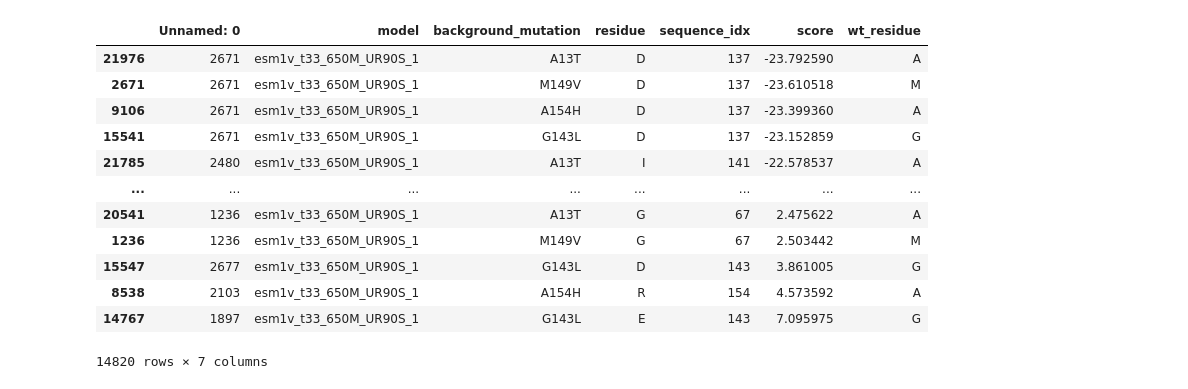
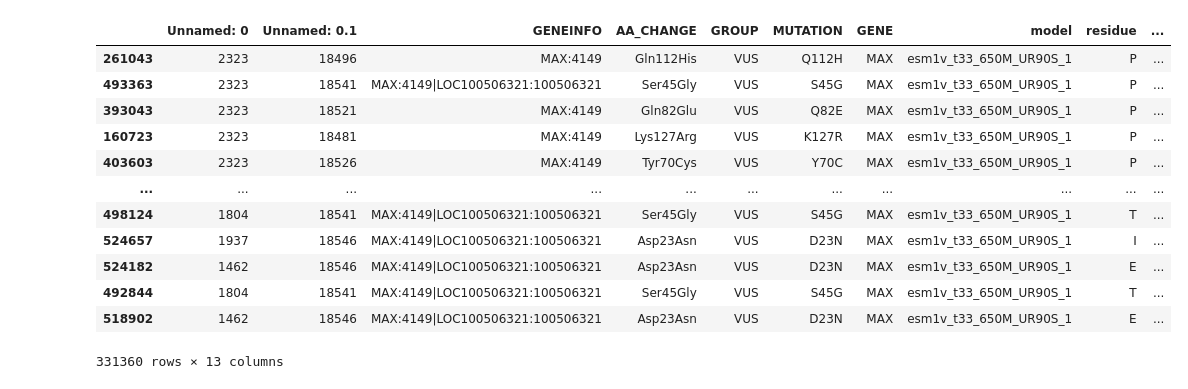
Before and after one commit to cx0/llm-for-clinical-variants, a Jupyter notebook: mutscan_plotting.ipynb, the cells around one changed output. Drawn from its saved outputs; the diff is of its cells as text; code cells hidden in the pictures.

```diff
--- a/mutscan_plotting.ipynb
+++ b/mutscan_plotting.ipynb
@@ -49,18 +32,22 @@ aa_df
-# %%
-mutscores_df = pd.read_csv('results/myl3.tsv', sep='\t').assign(wt_residue=lambda df:df['background_mutation'].apply(lambda x: x[0]))
-mutscores_df = mutscores_df[(mutscores_df['residue'] != mutscores_df['wt_residue']) & (mutscores_df['residue'].isin(aa_df['iupac']))]
-mutscores_df.sort_values('score')
-# %% [output]
-|  | Unnamed: 0 | model | background_mutation | residue | sequence_idx | score | wt_residue |
-| 21976 | 2671 | esm1v_t33_650M_UR90S_1 | A13T | D | 137 | -23.792590 | A |
-| 2671 | 2671 | esm1v_t33_650M_UR90S_1 | M149V | D | 137 | -23.610518 | M |
-| 9106 | 2671 | esm1v_t33_650M_UR90S_1 | A154H | D | 137 | -23.399360 | A |
-| 15541 | 2671 | esm1v_t33_650M_UR90S_1 | G143L | D | 137 | -23.152859 | G |
-| 21785 | 2480 | esm1v_t33_650M_UR90S_1 | A13T | I | 141 | -22.578537 | A |
-| ... | ... | ... | ... | ... | ... | ... | ... |
-| 20541 | 1236 | esm1v_t33_650M_UR90S_1 | A13T | G | 67 | 2.475622 | A |
-| 1236 | 1236 | esm1v_t33_650M_UR90S_1 | M149V | G | 67 | 2.503442 | M |
-| 15547 | 2677 | esm1v_t33_650M_UR90S_1 | G143L | D | 143 | 3.861005 | G |
-| 8538 | 2103 | esm1v_t33_650M_UR90S_1 | A154H | R | 154 | 4.573592 | A |
-| 14767 | 1897 | esm1v_t33_650M_UR90S_1 | G143L | E | 143 | 7.095975 | G |
-14820 rows × 7 columns
+# %%
+mutscores_df = pd.read_csv('results/mutscan_MAX.tsv', sep='\t')
+mutscores_df = mutscores_df.assign(
+    wt_residue=lambda df:df['MUTATION'].apply(lambda x: x[0]),
+    mut_idx=lambda df:df['MUTATION'].apply(lambda x: int(x[1:-1])),
+)
+mutscores_df = mutscores_df[(mutscores_df['residue'] != mutscores_df['wt_residue']) & (mutscores_df['residue'].isin(aminoacids))]
+mutscores_df.sort_values('score')
+# %% [output]
+|  | Unnamed: 0 | Unnamed: 0.1 | GENEINFO | AA_CHANGE | GROUP | MUTATION | GENE | model | residue | ... |
+| 261043 | 2323 | 18496 | MAX:4149 | Gln112His | VUS | Q112H | MAX | esm1v_t33_650M_UR90S_1 | P | ... |
+| 493363 | 2323 | 18541 | MAX:4149|LOC100506321:100506321 | Ser45Gly | VUS | S45G | MAX | esm1v_t33_650M_UR90S_1 | P | ... |
+| 393043 | 2323 | 18521 | MAX:4149 | Gln82Glu | VUS | Q82E | MAX | esm1v_t33_650M_UR90S_1 | P | ... |
+| 160723 | 2323 | 18481 | MAX:4149 | Lys127Arg | VUS | K127R | MAX | esm1v_t33_650M_UR90S_1 | P | ... |
+| 403603 | 2323 | 18526 | MAX:4149 | Tyr70Cys | VUS | Y70C | MAX | esm1v_t33_650M_UR90S_1 | P | ... |
+| ... | ... | ... | ... | ... | ... | ... | ... | ... | ... | ... |
+| 498124 | 1804 | 18541 | MAX:4149|LOC100506321:100506321 | Ser45Gly | VUS | S45G | MAX | esm1v_t33_650M_UR90S_1 | T | ... |
+| 524657 | 1937 | 18546 | MAX:4149|LOC100506321:100506321 | Asp23Asn | VUS | D23N | MAX | esm1v_t33_650M_UR90S_1 | I | ... |
+| 524182 | 1462 | 18546 | MAX:4149|LOC100506321:100506321 | Asp23Asn | VUS | D23N | MAX | esm1v_t33_650M_UR90S_1 | E | ... |
+| 492844 | 1804 | 18541 | MAX:4149|LOC100506321:100506321 | Ser45Gly | VUS | S45G | MAX | esm1v_t33_650M_UR90S_1 | T | ... |
+| 518902 | 1462 | 18546 | MAX:4149|LOC100506321:100506321 | Asp23Asn | VUS | D23N | MAX | esm1v_t33_650M_UR90S_1 | E | ... |
+331360 rows × 13 columns
```
Also changed, not shown: parts of 4 cells of this notebook, 3 other files.
